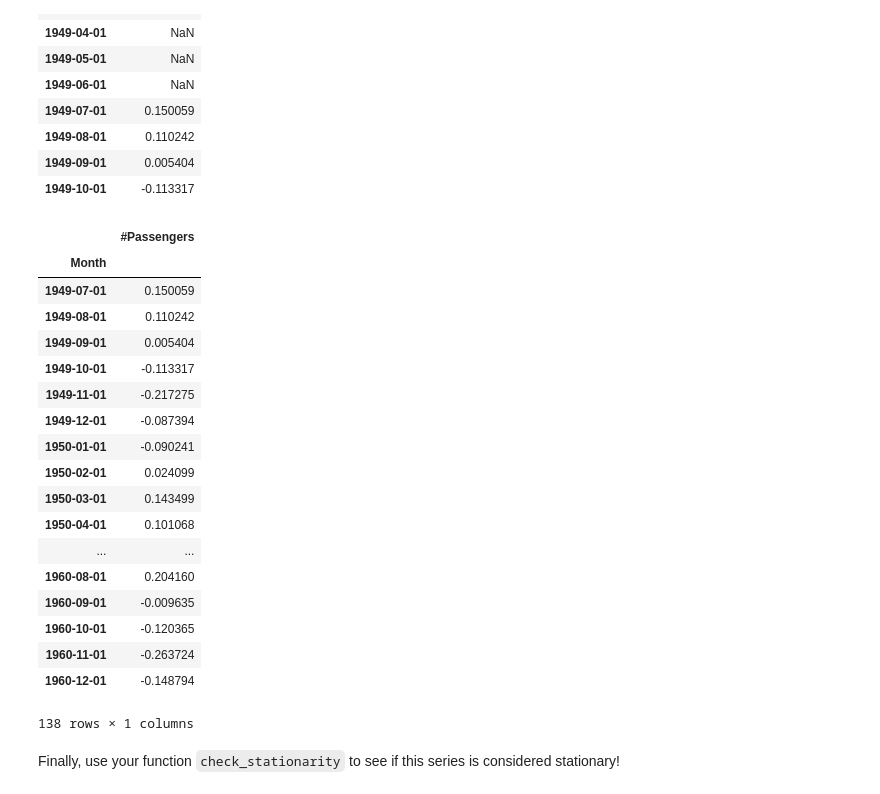
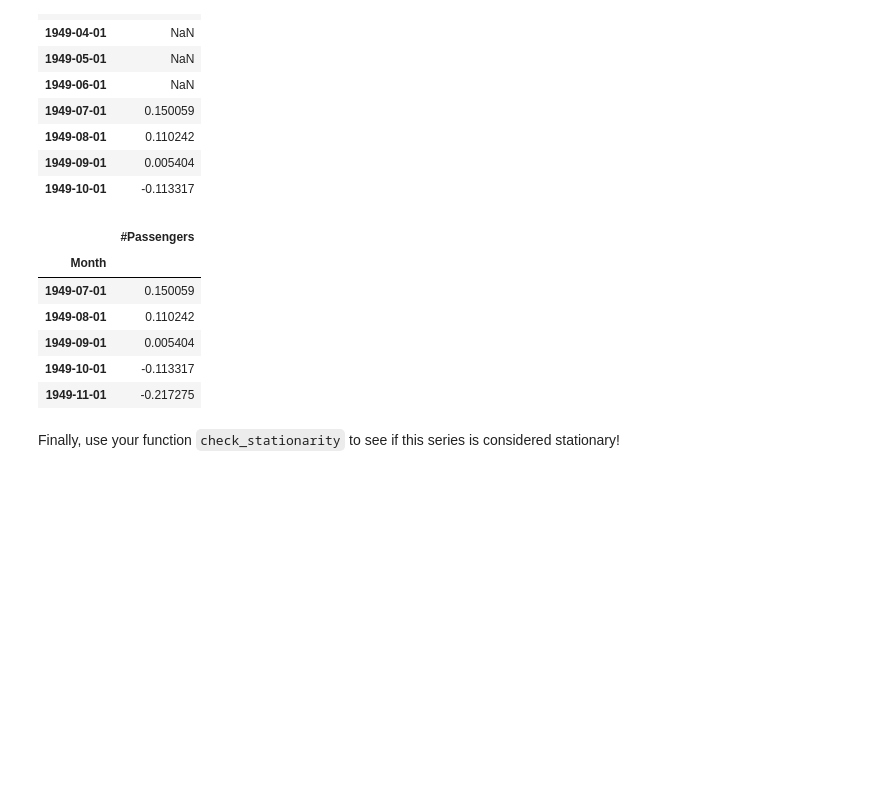
Before and after one commit to harrisonhardin/dsc-removing-trends-lab-houston-ds-042219, a Jupyter notebook: index.ipynb, the cells around one changed output. Cells and saved outputs as stored; diff of their text form; code cells hidden in the pictures; blank space fills up the shorter version.

```diff
--- a/index.ipynb
+++ b/index.ipynb
@@ -149,27 +149,15 @@ MAisrolmean.head(10)
 # %%
 # Drop the NaN values from timeseries calculated above
 MAisrolmean.dropna(inplace=True)
-MAisrolmean
+MAisrolmean.head()
 # %% [output]
 |  | #Passengers |
 | Month |  |
 | 1949-07-01 | 0.150059 |
 | 1949-08-01 | 0.110242 |
 | 1949-09-01 | 0.005404 |
 | 1949-10-01 | -0.113317 |
 | 1949-11-01 | -0.217275 |
-| 1949-12-01 | -0.087394 |
-| 1950-01-01 | -0.090241 |
-| 1950-02-01 | 0.024099 |
-| 1950-03-01 | 0.143499 |
-| 1950-04-01 | 0.101068 |
-| ... | ... |
-| 1960-08-01 | 0.204160 |
-| 1960-09-01 | -0.009635 |
-| 1960-10-01 | -0.120365 |
-| 1960-11-01 | -0.263724 |
-| 1960-12-01 | -0.148794 |
-138 rows × 1 columns
 # %%
 # Plot the result
 # %% [markdown]
```
